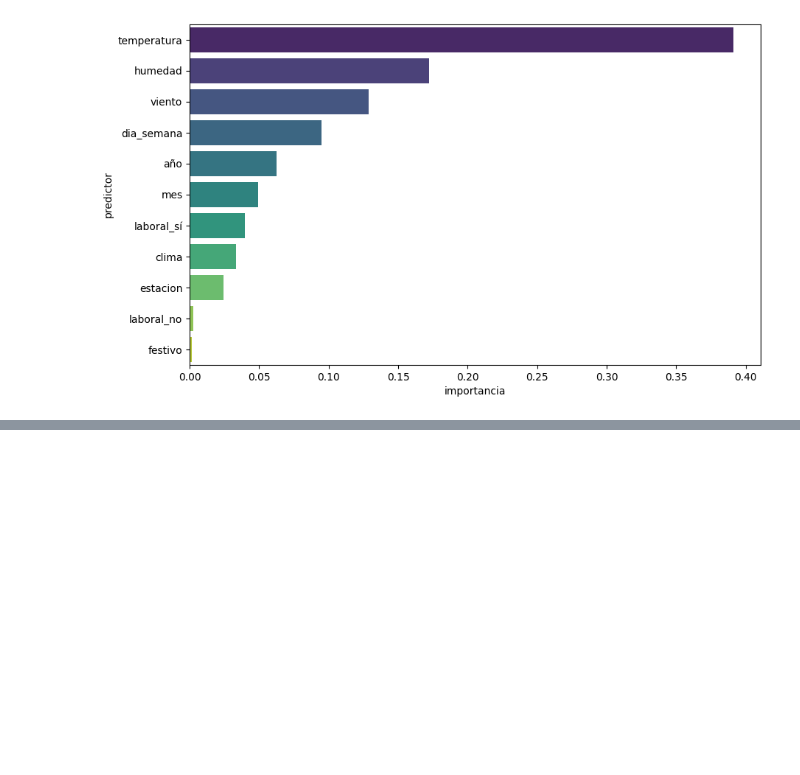
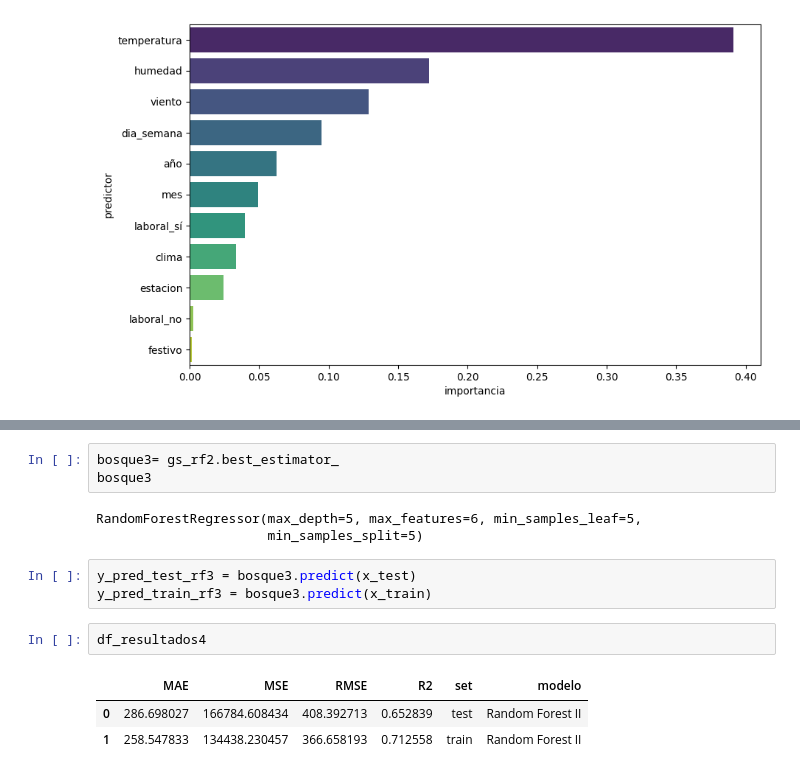
Before and after one commit to CrisSangrador/proyecto-alquiler-bicicletas, a Jupyter notebook: modelo_casual.ipynb, the cells around one changed output, grey strips where cells are left out. Drawn from its saved outputs; the diff is of its cells as text; blank space fills up the shorter version.

```diff
--- a/modelo_casual.ipynb
+++ b/modelo_casual.ipynb
@@ -354,0 +378,15 @@ plt.show()
+# %%
+bosque3= gs_rf2.best_estimator_
+bosque3
+# %% [output]
+RandomForestRegressor(max_depth=5, max_features=6, min_samples_leaf=5,
+                      min_samples_split=5)
+# %%
+y_pred_test_rf3 = bosque3.predict(x_test)
+y_pred_train_rf3 = bosque3.predict(x_train)
+# %%
+df_resultados4
+# %% [output]
+|  | MAE | MSE | RMSE | R2 | set | modelo |
+| 0 | 286.698027 | 166784.608434 | 408.392713 | 0.652839 | test | Random Forest II |
+| 1 | 258.547833 | 134438.230457 | 366.658193 | 0.712558 | train | Random Forest II |
```
Also changed, not shown: parts of 4 cells of this notebook, 2 other files.
